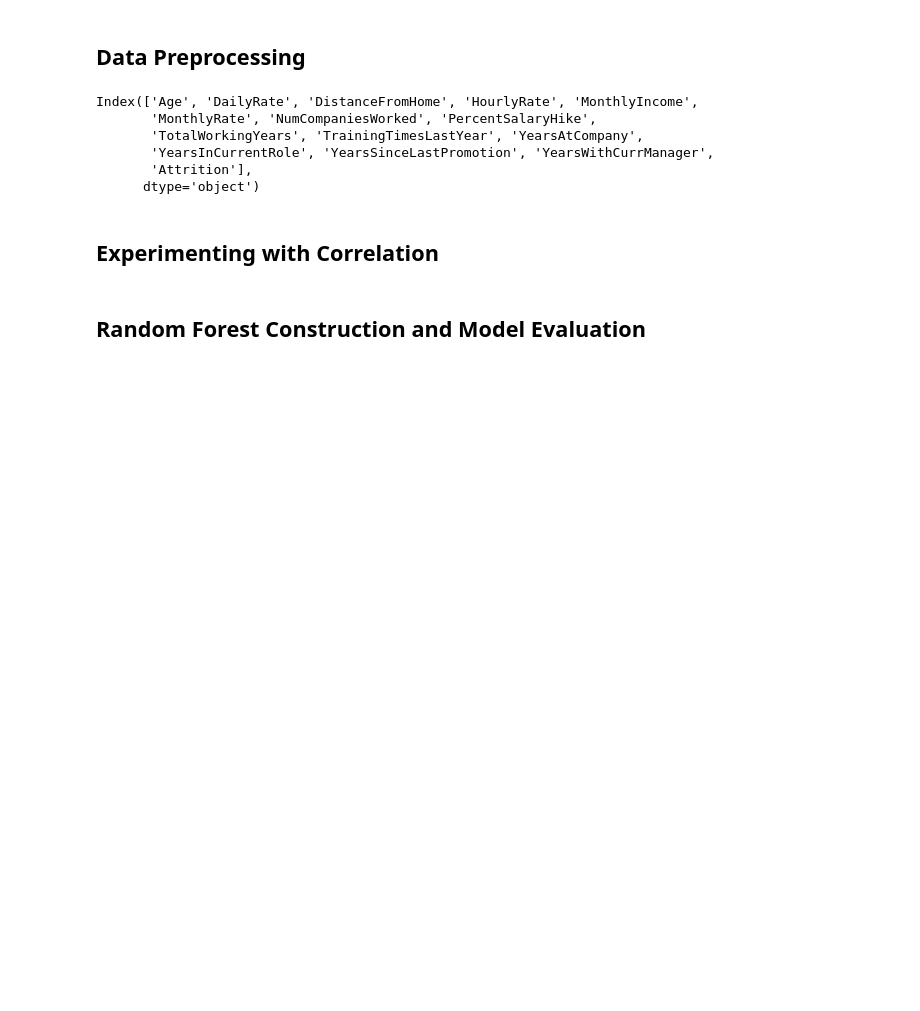
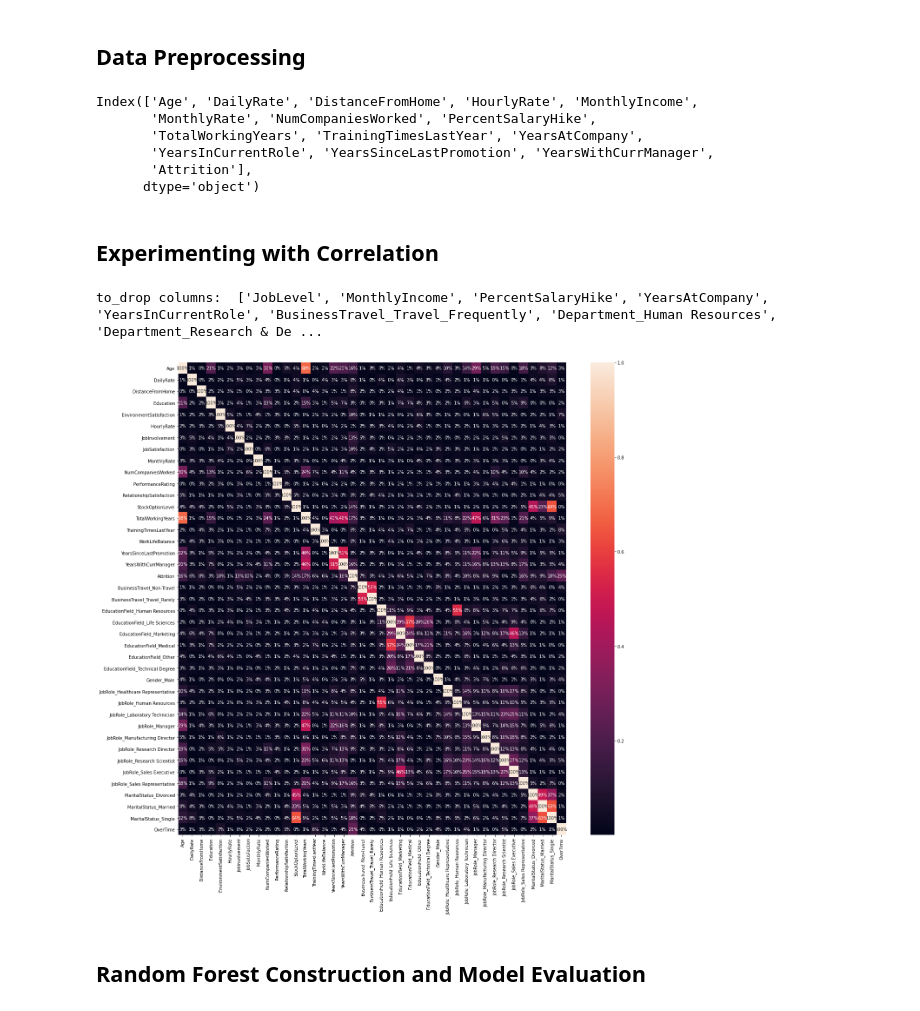
Before and after one commit to Xusong1998/Data-Analytics-Project, a Jupyter notebook: HR_Attrition_Data_Modeling.ipynb, the cells around one changed output. Drawn from its saved outputs; the diff is of its cells as text; code cells hidden in the pictures; blank space fills up the shorter version.

```diff
--- a/HR_Attrition_Data_Modeling.ipynb
+++ b/HR_Attrition_Data_Modeling.ipynb
@@ -50,18 +50,21 @@ Index(['Age', 'DailyRate', 'DistanceFromHome', 'HourlyRate', 'MonthlyIncome',
 # %% [markdown]
 ## Experimenting with Correlation
 # %%
-#corr_mask = np.triu(np.ones_like(attrition_df.corr(), dtype=bool))
+corr_mask = np.triu(np.ones_like(attrition_df.corr(), dtype=bool))
 tri_df = attrition_df.corr().abs().mask(corr_mask)
 plt.figure(figsize=(20,20))
 #sns.heatmap(attrition_df.corr().abs(),mask=corr_mask,annot=True,fmt='.0%')
 to_drop = [c for c in tri_df.columns if any(tri_df[c] > 0.7)]
 print('to_drop columns: ', to_drop)
 df_exp = attrition_df.drop(to_drop, axis=1)
 df_exp.corr()
 sns.heatmap(df_exp.corr().abs(),annot=True,fmt='.0%')
 
 X= df_exp.drop('Attrition',axis=1)
 y=df_exp['Attrition']
+# %% [output]
+to_drop columns:  ['JobLevel', 'MonthlyIncome', 'PercentSalaryHike', 'YearsAtCompany', 'YearsInCurrentRole', 'BusinessTravel_Travel_Frequently', 'Department_Human Resources', 'Department_Research & De ...
+[figure, added]
 # %% [markdown]
 ## Random Forest Construction and Model Evaluation
 # %%
```
Also changed, not shown: parts of 11 cells of this notebook.
